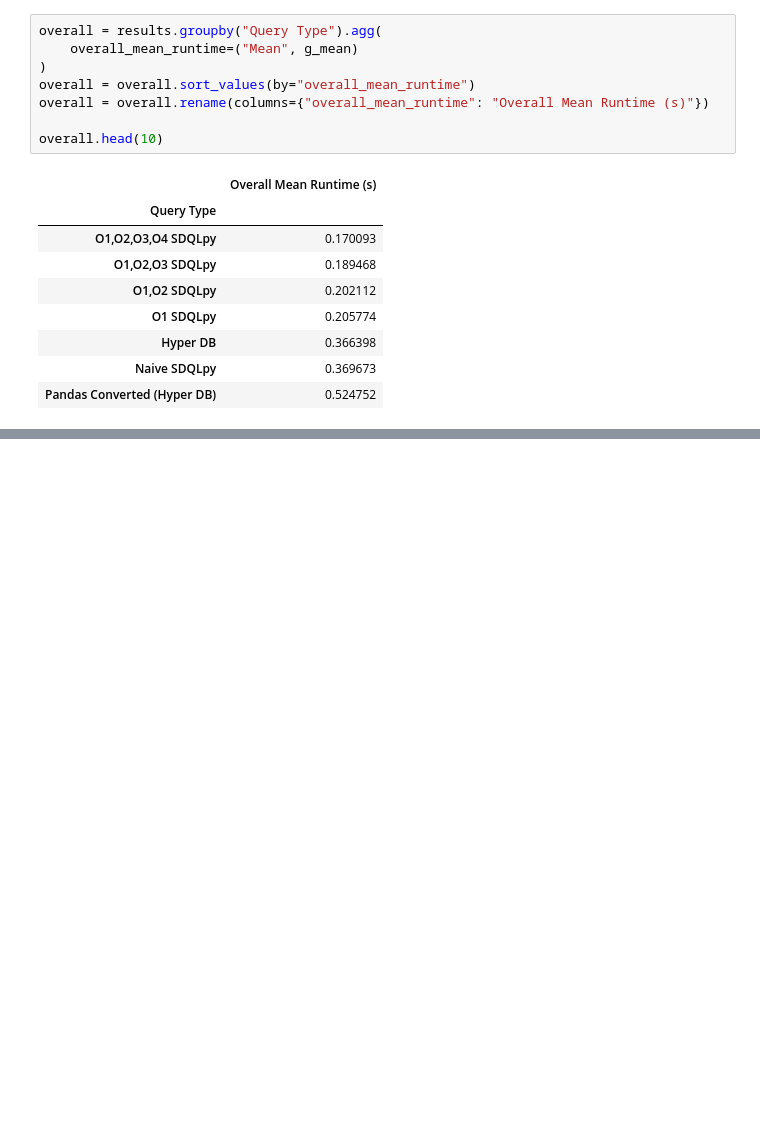
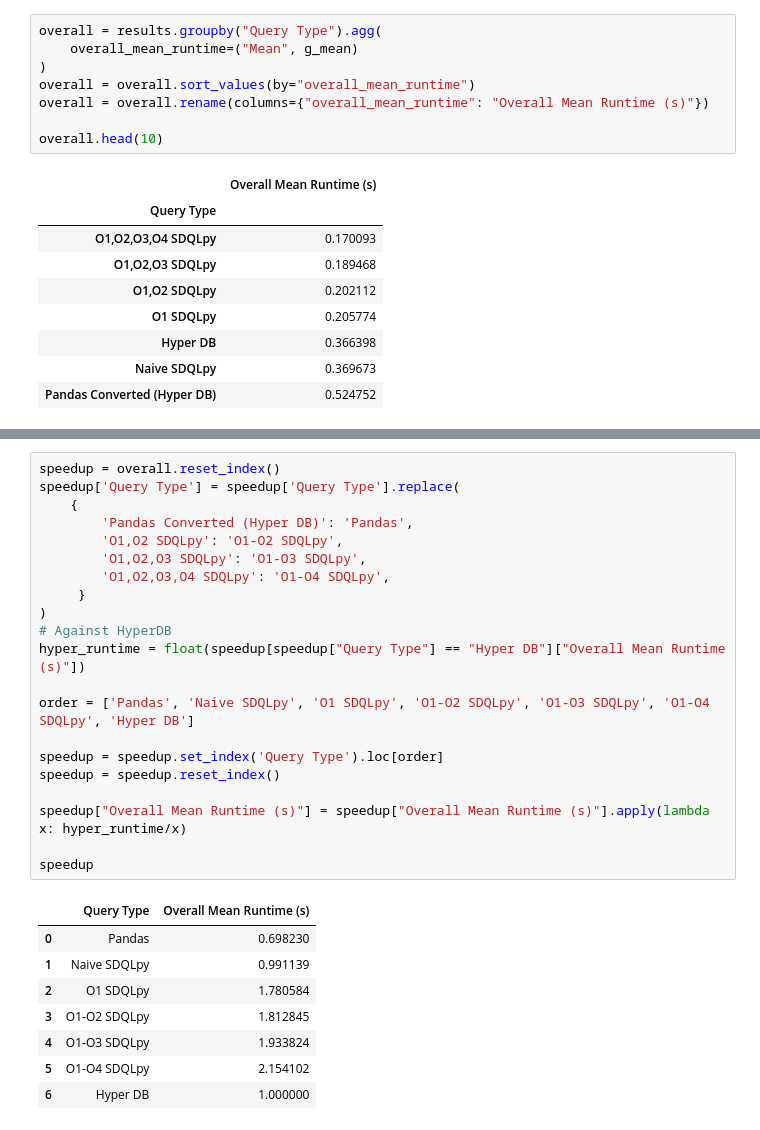
Before and after one commit to groegercesg/QueryBridge, a Jupyter notebook: benchmarking/notebooks/opt_analysis.ipynb, the cells around one changed output, grey strips where cells are left out. Saved outputs shown, nothing was run; the diff lists cells and outputs as text; blank space fills up the shorter version.

```diff
--- a/benchmarking/notebooks/opt_analysis.ipynb
+++ b/benchmarking/notebooks/opt_analysis.ipynb
@@ -144,0 +192,30 @@ overall.head(10)
+# %%
+speedup = overall.reset_index()
+speedup['Query Type'] = speedup['Query Type'].replace(
+    {
+        'Pandas Converted (Hyper DB)': 'Pandas',
+        'O1,O2 SDQLpy': 'O1-O2 SDQLpy',
+        'O1,O2,O3 SDQLpy': 'O1-O3 SDQLpy',
+        'O1,O2,O3,O4 SDQLpy': 'O1-O4 SDQLpy',
+     }
+)
+# Against HyperDB
+hyper_runtime = float(speedup[speedup["Query Type"] == "Hyper DB"]["Overall Mean Runtime (s)"])
+
+order = ['Pandas', 'Naive SDQLpy', 'O1 SDQLpy', 'O1-O2 SDQLpy', 'O1-O3 SDQLpy', 'O1-O4 SDQLpy', 'Hyper DB']
+
+speedup = speedup.set_index('Query Type').loc[order]
+speedup = speedup.reset_index()
+
+speedup["Overall Mean Runtime (s)"] = speedup["Overall Mean Runtime (s)"].apply(lambda x: hyper_runtime/x)
+
+speedup
+# %% [output]
+|  | Query Type | Overall Mean Runtime (s) |
+| 0 | Pandas | 0.698230 |
+| 1 | Naive SDQLpy | 0.991139 |
+| 2 | O1 SDQLpy | 1.780584 |
+| 3 | O1-O2 SDQLpy | 1.812845 |
+| 4 | O1-O3 SDQLpy | 1.933824 |
+| 5 | O1-O4 SDQLpy | 2.154102 |
+| 6 | Hyper DB | 1.000000 |
```
Also changed, not shown: parts of 5 cells of this notebook, 3 other files.
